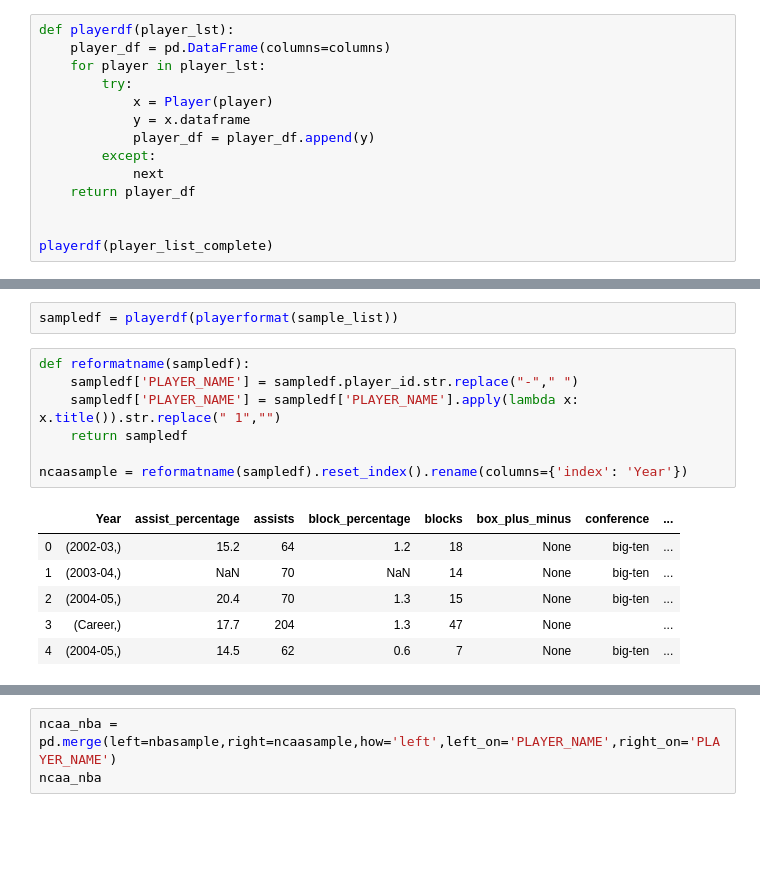
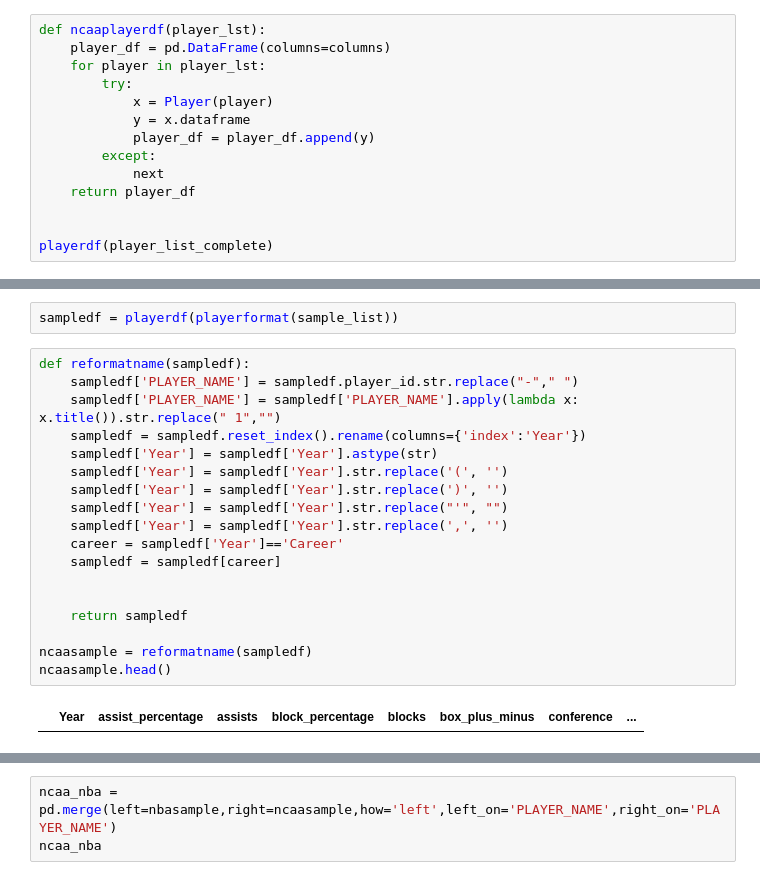
Before and after one commit to aseem645/SIADS591_Project, a Jupyter notebook: NBA_API_Notebook.ipynb, the cells around one changed output, grey strips where cells are left out. Saved outputs shown, nothing was run; the diff lists cells and outputs as text; blank space fills up the shorter version.

```diff
--- a/NBA_API_Notebook.ipynb
+++ b/NBA_API_Notebook.ipynb
@@ -354,7 +355,7 @@ def playerformat(player_lst):
     player_list_complete = [s + my_string for s in player_list_hyphens]
     return player_list_complete
 # %%
-def playerdf(player_lst):
+def ncaaplayerdf(player_lst):
     player_df = pd.DataFrame(columns=columns)
     for player in player_lst:
         try:
@@ -431,17 +432,23 @@ sampledf = playerdf(playerformat(sample_list))
 # %%
 def reformatname(sampledf):
     sampledf['PLAYER_NAME'] = sampledf.player_id.str.replace("-"," ")
     sampledf['PLAYER_NAME'] = sampledf['PLAYER_NAME'].apply(lambda x: x.title()).str.replace(" 1","")
+    sampledf = sampledf.reset_index().rename(columns={'index':'Year'})
+    sampledf['Year'] = sampledf['Year'].astype(str)
+    sampledf['Year'] = sampledf['Year'].str.replace('(', '')
+    sampledf['Year'] = sampledf['Year'].str.replace(')', '')
+    sampledf['Year'] = sampledf['Year'].str.replace("'", "")
+    sampledf['Year'] = sampledf['Year'].str.replace(',', '')
+    career = sampledf['Year']=='Career'
+    sampledf = sampledf[career]
+
+
     return sampledf
 
-ncaasample = reformatname(sampledf).reset_index().rename(columns={'index': 'Year'})
+ncaasample = reformatname(sampledf)
+ncaasample.head()
 # %% [output]
 |  | Year | assist_percentage | assists | block_percentage | blocks | box_plus_minus | conference | ... |
-| 0 | (2002-03,) | 15.2 | 64 | 1.2 | 18 | None | big-ten | ... |
-| 1 | (2003-04,) | NaN | 70 | NaN | 14 | None | big-ten | ... |
-| 2 | (2004-05,) | 20.4 | 70 | 1.3 | 15 | None | big-ten | ... |
-| 3 | (Career,) | 17.7 | 204 | 1.3 | 47 | None |  | ... |
-| 4 | (2004-05,) | 14.5 | 62 | 0.6 | 7 | None | big-ten | ... |
 # %%
 from sportsreference.nba.teams import Teams
 from sportsreference.nba.roster import Roster
```
Also changed, not shown: parts of 10 cells of this notebook, 1 other file.
